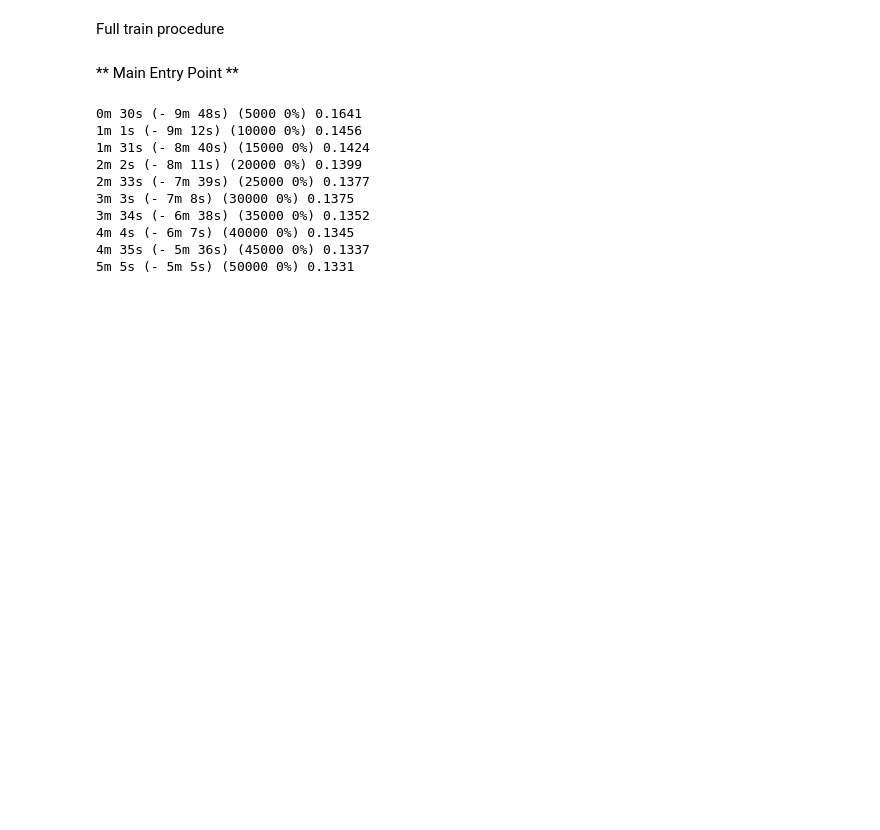
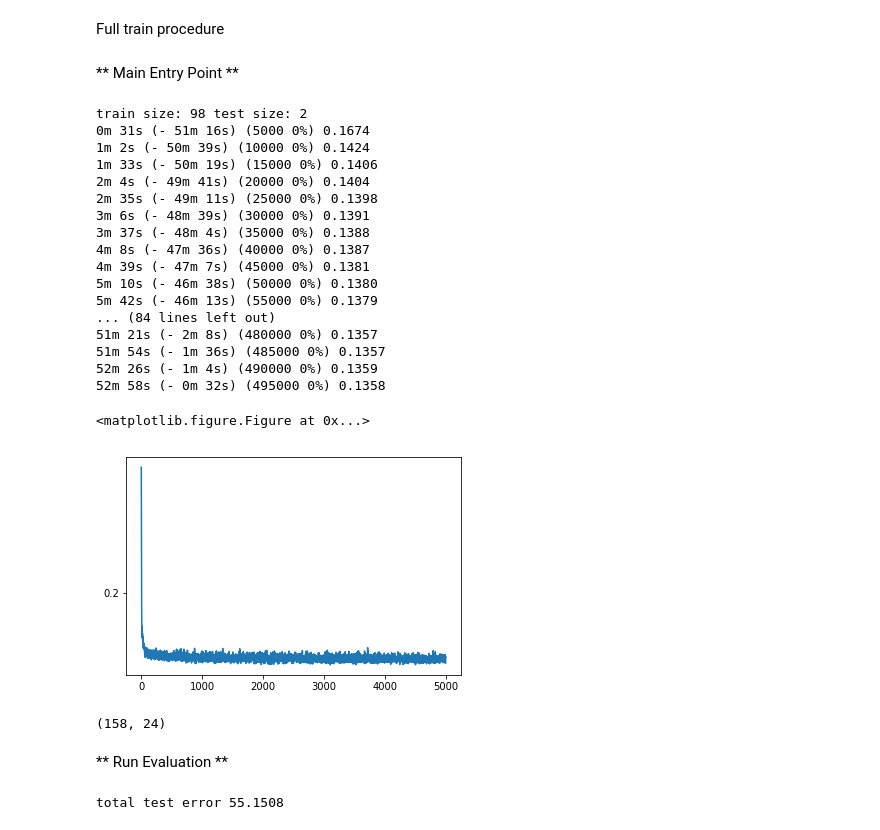
Before and after one commit to benMen87/annomaly_detection, a Jupyter notebook: wipro_seq_annomly_detection_nasa.ipynb, the cells around one changed output. Saved outputs shown, nothing was run; the diff lists cells and outputs as text; code cells hidden in the pictures; blank space fills up the shorter version.

Commit message:
adding notebook with code for running on nasa data

```diff
--- a/wipro_seq_annomly_detection_nasa.ipynb
+++ b/wipro_seq_annomly_detection_nasa.ipynb
@@ -337,33 +353,63 @@ def evaluate(test_data, model, print_every=1000, plot_every=100):
 ** Main Entry Point **
 # %%
 data_train, data_test = get_train_test_data(df)
-
+print("train size: %d test size: %d"%(len(data_train), len(data_test)))
 input_size = data_train[0].shape[-1]
 output_size = input_size
 batch_size = 64
 hidden_size = input_size # disregarded when rnn_layers=1
 rnn_layers = 1
 memory_size = 15
 window_size = 30 # what is the window we train over
 
 model = SeqRnnAttnAndPred(input_size=input_size, hidden_size=hidden_size, output_size=output_size,
                           batch_size=batch_size, rnn_layers=rnn_layers, atnn_method='general',
                           memory_size=memory_size)
 
 if USE_CUDA:
     model = model.cuda()
 
 train_batch = TrainBatch(data_train, batch_size, window_size)
-trainIters(train_batch, model, 100000, print_every=5000)
+
+trainIters(train_batch, model, 500000, print_every=5000)
+
 torch.save(model.state_dict(), "./saved_models/pred_nasa_seq")
 # %% [output]
-0m 30s (- 9m 48s) (5000 0%) 0.1641
-1m 1s (- 9m 12s) (10000 0%) 0.1456
-1m 31s (- 8m 40s) (15000 0%) 0.1424
-2m 2s (- 8m 11s) (20000 0%) 0.1399
-2m 33s (- 7m 39s) (25000 0%) 0.1377
-3m 3s (- 7m 8s) (30000 0%) 0.1375
-3m 34s (- 6m 38s) (35000 0%) 0.1352
-4m 4s (- 6m 7s) (40000 0%) 0.1345
-4m 35s (- 5m 36s) (45000 0%) 0.1337
-5m 5s (- 5m 5s) (50000 0%) 0.1331
+train size: 98 test size: 2
+0m 31s (- 51m 16s) (5000 0%) 0.1674
+1m 2s (- 50m 39s) (10000 0%) 0.1424
+1m 33s (- 50m 19s) (15000 0%) 0.1406
+2m 4s (- 49m 41s) (20000 0%) 0.1404
+2m 35s (- 49m 11s) (25000 0%) 0.1398
+3m 6s (- 48m 39s) (30000 0%) 0.1391
+3m 37s (- 48m 4s) (35000 0%) 0.1388
+4m 8s (- 47m 36s) (40000 0%) 0.1387
+4m 39s (- 47m 7s) (45000 0%) 0.1381
+5m 10s (- 46m 38s) (50000 0%) 0.1380
+5m 42s (- 46m 13s) (55000 0%) 0.1379
+... (84 lines left out)
+51m 21s (- 2m 8s) (480000 0%) 0.1357
+51m 54s (- 1m 36s) (485000 0%) 0.1357
+52m 26s (- 1m 4s) (490000 0%) 0.1359
+52m 58s (- 0m 32s) (495000 0%) 0.1358
+<matplotlib.figure.Figure at 0x...>
+[figure, added]
+# %%
+data_test[0].shape
+# %% [output]
+(158, 24)
+# %% [markdown]
+** Run Evaluation **
+# %%
+model = SeqRnnAttnAndPred(input_size=input_size, hidden_size=hidden_size, output_size=output_size,
+                          batch_size=1, rnn_layers=rnn_layers, atnn_method='general',
+                          memory_size=memory_size)
+if USE_CUDA:
+    model = model.cuda()
+
+model.load_state_dict(torch.load("./saved_models/pred_nasa_seq"))
+
+
+evaluate(data_test, model)
+# %% [output]
+total test error 55.1508
```
Also changed, not shown: parts of 3 cells of this notebook.
